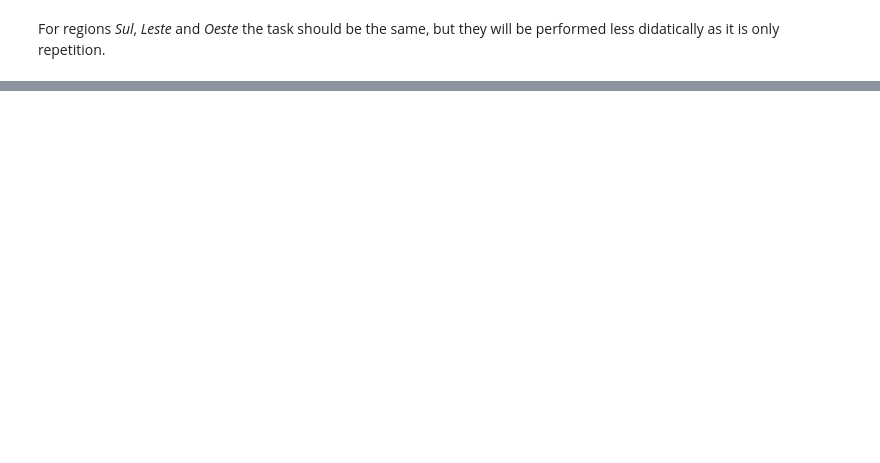
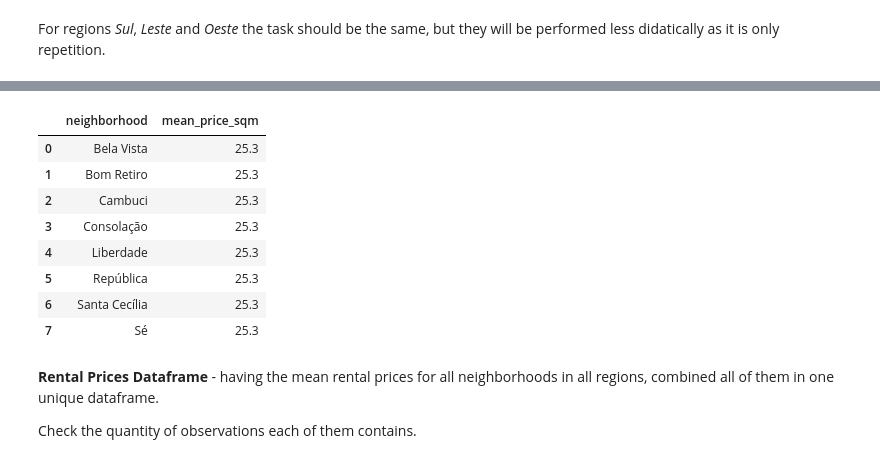
Before and after one commit to sjsilvabr/Coursera_Capstone, a Jupyter notebook: Capstone_Notebook.ipynb, the cells around one changed output, grey strips where cells are left out. Saved outputs shown, nothing was run; the diff lists cells and outputs as text; code cells hidden in the pictures; blank space fills up the shorter version.

```diff
--- a/Capstone_Notebook.ipynb
+++ b/Capstone_Notebook.ipynb
@@ -641,0 +1207,26 @@ For regions _Sul_, _Leste_ and _Oeste_ the task should be the same, but they wil
+# %%
+# set a list with the values
+val =[23.29, 28.25, 24.76, 24.90]
+
+# create the dataframe using the Neighborhoods Dataframe filtered by neighborhood == Centro
+df_rentalpricesC = df_neighborhoods[df_neighborhoods['region']=='Centro'][['neighborhood']]
+
+# add the calculated mean price to dataframe
+df_rentalpricesC['mean_price_sqm'] = list(np.repeat(round(np.mean(val),2), df_rentalpricesC.shape[0]))
+
+# print results
+df_rentalpricesC
+# %% [output]
+|  | neighborhood | mean_price_sqm |
+| 0 | Bela Vista | 25.3 |
+| 1 | Bom Retiro | 25.3 |
+| 2 | Cambuci | 25.3 |
+| 3 | Consolação | 25.3 |
+| 4 | Liberdade | 25.3 |
+| 5 | República | 25.3 |
+| 6 | Santa Cecília | 25.3 |
+| 7 | Sé | 25.3 |
+# %% [markdown]
+__Rental Prices Dataframe__ - having the mean rental prices for all neighborhoods in all regions, combined all of them in one unique dataframe.
+
+Check the quantity of observations each of them contains.
```
Also changed, not shown: parts of 75 cells of this notebook.
